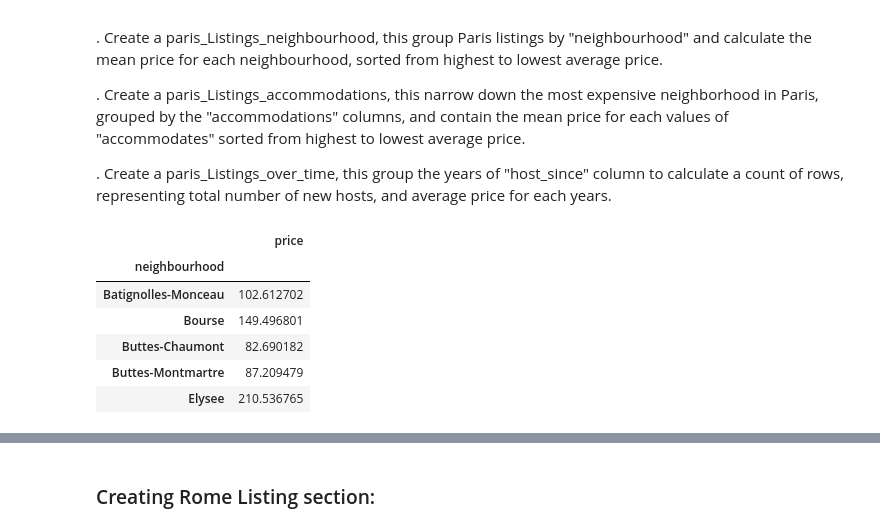
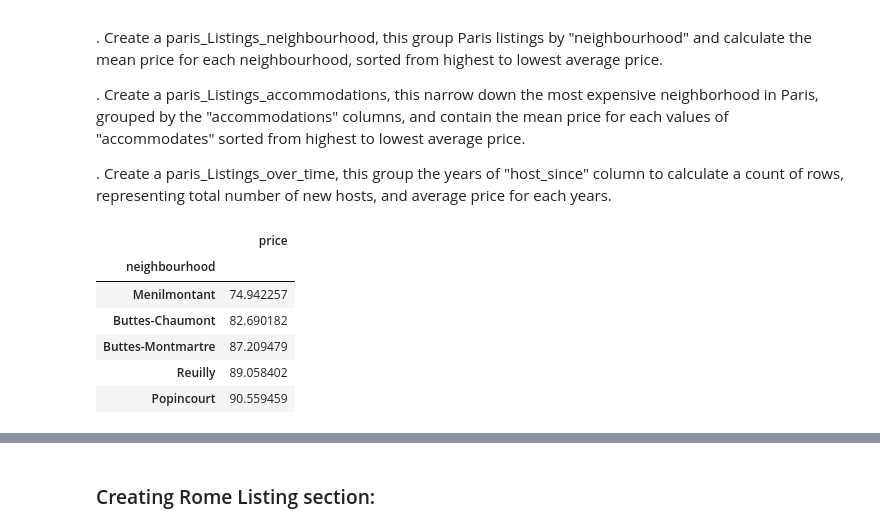
Before and after one commit to novicecoder205/AirBnB-Analysis-Project-Python, a Jupyter notebook: AirBnB Python Analyze.ipynb, the cells around one changed output, grey strips where cells are left out. Cells and saved outputs as stored; diff of their text form; code cells hidden in the pictures.

```diff
--- a/AirBnB Python Analyze.ipynb
+++ b/AirBnB Python Analyze.ipynb
@@ -176,17 +176,17 @@ dtype: int64
 # %%
 paris_Listings_neighbourhood = (
     paris_Listings
     .groupby("neighbourhood")
     .agg({"price":"mean"})
-    .sort_value("price")
+    .sort_values("price")
 )
 
 paris_Listings_neighbourhood.head()
 # %% [output]
 |  | price |
 | neighbourhood |  |
-| Batignolles-Monceau | 102.612702 |
-| Bourse | 149.496801 |
+| Menilmontant | 74.942257 |
 | Buttes-Chaumont | 82.690182 |
 | Buttes-Montmartre | 87.209479 |
-| Elysee | 210.536765 |
+| Reuilly | 89.058402 |
+| Popincourt | 90.559459 |
```
Also changed, not shown: parts of 3 cells of this notebook.
